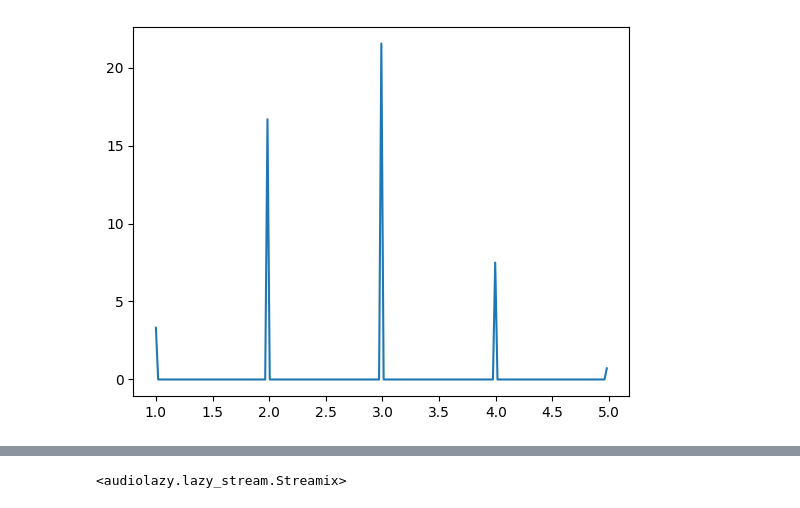
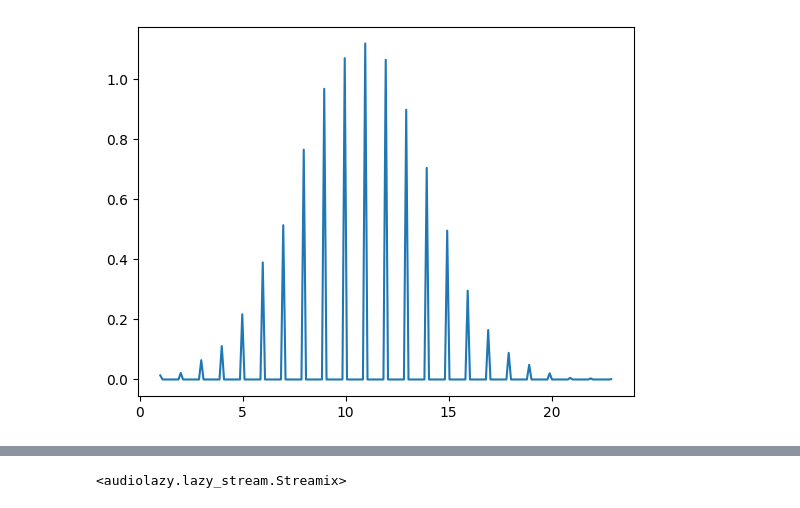
Before and after one commit to leoauri/tone-datagen, a Jupyter notebook: nbs/02_mix.ipynb, the cells around one changed output, grey strips where cells are left out. Saved outputs shown, nothing was run; the diff lists cells and outputs as text; code cells hidden in the pictures.

```diff
--- a/nbs/02_mix.ipynb
+++ b/nbs/02_mix.ipynb
@@ -19,8 +26,8 @@ tonegen = RandomToneGen(
     uniform(0.05, 1)
 )
 # %%
-quant(normal() * 0.8 + 2.7, range(1, 6)).pdf()
+quant((normal() * 0.8 + 2.7) * 4, range(1, 6 * 4)).pdf()
 # %% [output]
-[figure, old version]
+[figure, new version]
 # %%
 smix = Streamix()
```
Also changed, not shown: parts of 26 cells of this notebook, 5 other files.
